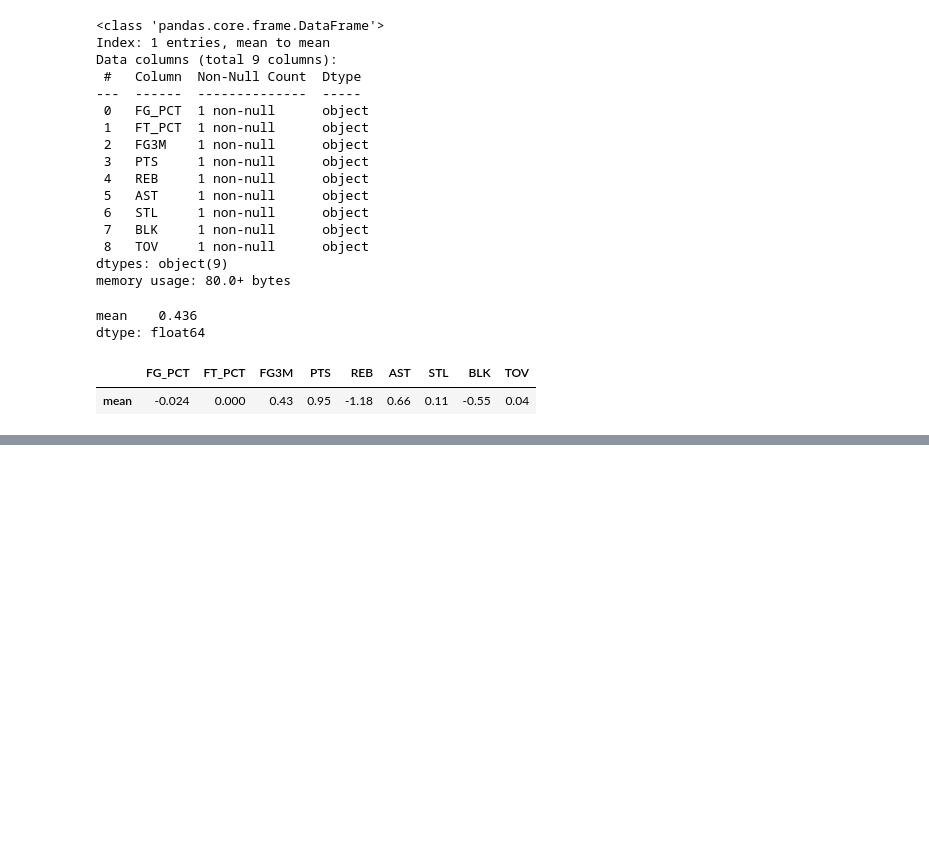
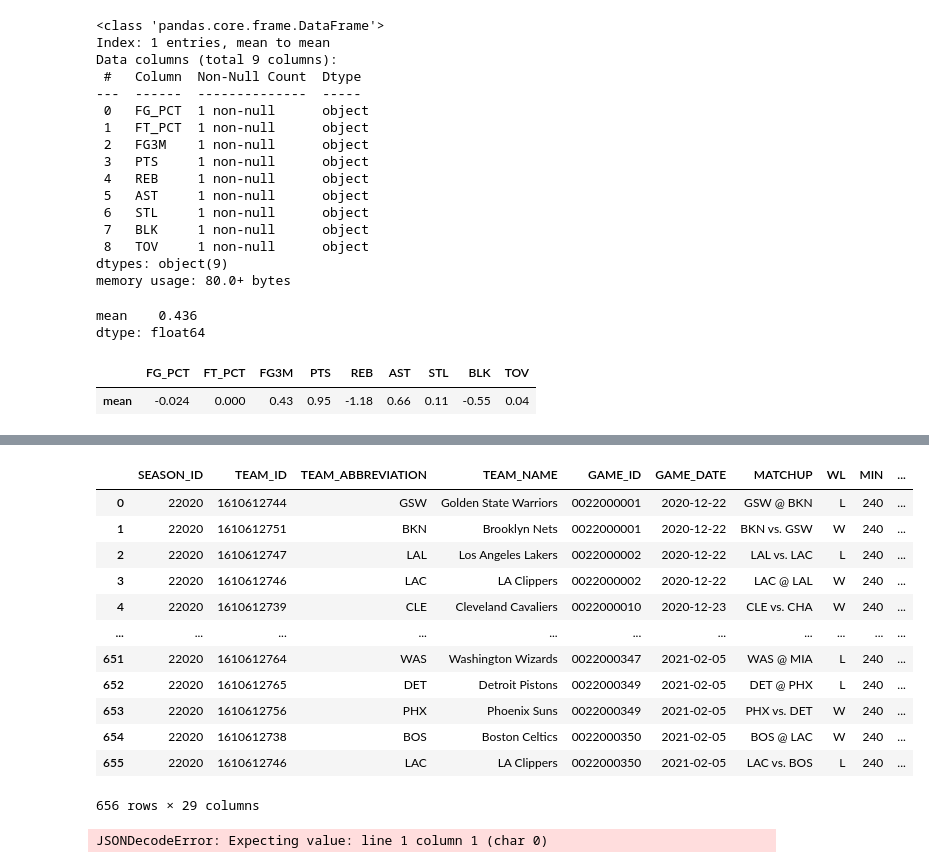
Before and after one commit to JaumeClave/waiver_wire_machine, a Jupyter notebook: notebooks/04_matchup_evaluator.ipynb, the cells around one changed output, grey strips where cells are left out. Saved outputs shown, nothing was run; the diff lists cells and outputs as text; code cells hidden in the pictures; blank space fills up the shorter version.

```diff
--- a/notebooks/04_matchup_evaluator.ipynb
+++ b/notebooks/04_matchup_evaluator.ipynb
@@ -199,0 +302,10 @@ colored_matchup_difference
+# %%
+from nba_api.stats.endpoints import leaguegamelog
+league_log = leaguegamelog.LeagueGameLog(
+counter=1,
+direction='ASC',
+season = 2020,
+sorter = 'DATE',
+date_from_nullable = '2020-11-17',
+date_to_nullable = '2021-04-17'
+)
@@ -199,0 +316,3 @@ colored_matchup_difference
+# %%
+logs = league_log.league_game_log.get_data_frame()
+print(logs)
@@ -199,0 +337,26 @@ colored_matchup_difference
+# %%
+logs
+# %% [output]
+|  | SEASON_ID | TEAM_ID | TEAM_ABBREVIATION | TEAM_NAME | GAME_ID | GAME_DATE | MATCHUP | WL | MIN | ... |
+| 0 | 22020 | 1610612744 | GSW | Golden State Warriors | 0022000001 | 2020-12-22 | GSW @ BKN | L | 240 | ... |
+| 1 | 22020 | 1610612751 | BKN | Brooklyn Nets | 0022000001 | 2020-12-22 | BKN vs. GSW | W | 240 | ... |
+| 2 | 22020 | 1610612747 | LAL | Los Angeles Lakers | 0022000002 | 2020-12-22 | LAL vs. LAC | L | 240 | ... |
+| 3 | 22020 | 1610612746 | LAC | LA Clippers | 0022000002 | 2020-12-22 | LAC @ LAL | W | 240 | ... |
+| 4 | 22020 | 1610612739 | CLE | Cleveland Cavaliers | 0022000010 | 2020-12-23 | CLE vs. CHA | W | 240 | ... |
+| ... | ... | ... | ... | ... | ... | ... | ... | ... | ... | ... |
+| 651 | 22020 | 1610612764 | WAS | Washington Wizards | 0022000347 | 2021-02-05 | WAS @ MIA | L | 240 | ... |
+| 652 | 22020 | 1610612765 | DET | Detroit Pistons | 0022000349 | 2021-02-05 | DET @ PHX | L | 240 | ... |
+| 653 | 22020 | 1610612756 | PHX | Phoenix Suns | 0022000349 | 2021-02-05 | PHX vs. DET | W | 240 | ... |
+| 654 | 22020 | 1610612738 | BOS | Boston Celtics | 0022000350 | 2021-02-05 | BOS @ LAC | W | 240 | ... |
+| 655 | 22020 | 1610612746 | LAC | LA Clippers | 0022000350 | 2021-02-05 | LAC vs. BOS | L | 240 | ... |
+656 rows × 29 columns
+# %%
+from nba_api.stats.endpoints import teamgamelog
+
+teamgamelog.TeamGameLog(
+    team_id="1610612738",
+    season = 2020,
+    date_from_nullable = '2020-11-17',
+)
+# %% [output]
+JSONDecodeError: Expecting value: line 1 column 1 (char 0)
```
Also changed, not shown: parts of 24 cells of this notebook, 1 other file.
